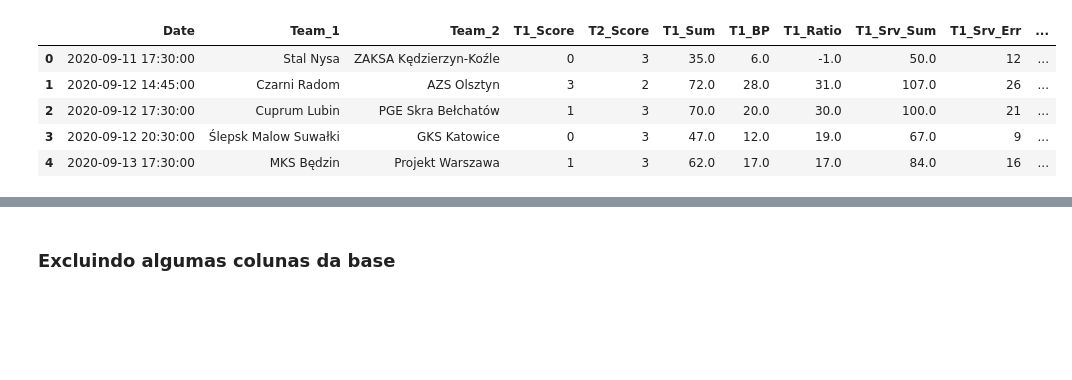
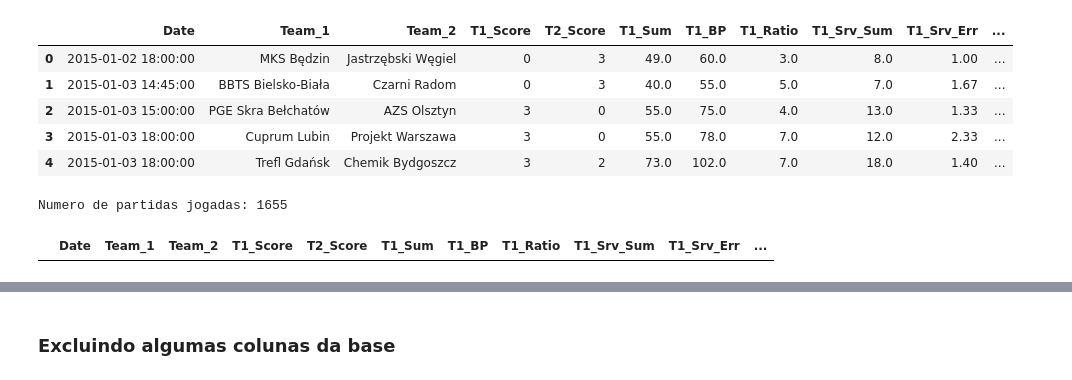
Before and after one commit to JMoniqueMelo/analise-estatisticas-volei, a Jupyter notebook: analise-pontos-bloqueio-volei.ipynb, the cells around one changed output, grey strips where cells are left out. Saved outputs shown, nothing was run; the diff lists cells and outputs as text; code cells hidden in the pictures; blank space fills up the shorter version.

```diff
--- a/analise-pontos-bloqueio-volei.ipynb
+++ b/analise-pontos-bloqueio-volei.ipynb
@@ -7,11 +10,15 @@ import matplotlib.pyplot as plt
 pd.set_option('display.max_columns', None)
 # %%
 # Importando a base
-df = pd.read_csv('Mens_VolleyballPlusLiga_2028_2023/Mens-Volleyball-PlusLiga-2008-2023.csv')
+df_base = pd.read_csv('Mens_VolleyballPlusLiga_2028_2023/Mens-Volleyball-PlusLiga-2008-2023.csv')
 
 # Convertendo para Data
-df['Date'] = pd.to_datetime(df['Date'], format='%d.%m.%Y, %H:%M', errors='coerce')
+df_base['Date'] = pd.to_datetime(df_base['Date'], format='%d.%m.%Y, %H:%M', errors='coerce')
 
-df.head()
+# Filtrando a base para ter dados a partir de 2015
+df_base = df_base.loc[df_base['Date'].dt.year >= 2015]
+
+
+df_base.sort_values('Date', ascending=True).head()
 # %% [output]
 |  | Date | Team_1 | Team_2 | T1_Score | T2_Score | T1_Sum | T1_BP | T1_Ratio | T1_Srv_Sum | T1_Srv_Err | ... |
@@ -25,0 +30,14 @@ df = df.loc[df['Date'].dt.year >= 2020]
+# %%
+# Tirando os % das colunas de percentual
+perc_cols = [
+    'T1_Srv_Eff', 'T1_Rec_Pos', 'T1_Rec_Perf', 'T1_Att_Kill_Perc',
+    'T1_Att_Eff', 'T1_Att_Sum', 'T2_Srv_Eff', 'T2_Rec_Pos', 'T2_Rec_Perf',
+    'T2_Att_Kill_Perc', 'T2_Att_Eff', 'T2_Att_Sum'
+]
+for col in perc_cols:
+    df_base[col] = pd.to_numeric(df_base[col].str.replace('%', ''))
+# %%
+# Ajustando virgulas por pontos nas colunas de float
+float_cols = ['T1_Srv_Err', 'T1_Blk_As', 'T2_Srv_Err', 'T2_Blk_As']
+for col in float_cols:
+    df_base[col] = pd.to_numeric(df_base[col].str.replace(',', '.'))
@@ -26,13 +64,23 @@ df = df.loc[df['Date'].dt.year >= 2020]
 # %%
 # Ordenando a base por Data e resetando os index
-df.sort_values('Date', ascending=True, inplace=True)
-df.reset_index(inplace=True, drop=True)
-
-df.head()
+df_base.sort_values('Date', ascending=True, inplace=True)
+df_base.reset_index(inplace=True, drop=True)
+df_base['Match_id'] = df_base.index
+df_base.head()
 # %% [output]
 |  | Date | Team_1 | Team_2 | T1_Score | T2_Score | T1_Sum | T1_BP | T1_Ratio | T1_Srv_Sum | T1_Srv_Err | ... |
-| 0 | 2020-09-11 17:30:00 | Stal Nysa | ZAKSA Kędzierzyn-Koźle | 0 | 3 | 35.0 | 6.0 | -1.0 | 50.0 | 12 | ... |
-| 1 | 2020-09-12 14:45:00 | Czarni Radom | AZS Olsztyn | 3 | 2 | 72.0 | 28.0 | 31.0 | 107.0 | 26 | ... |
-| 2 | 2020-09-12 17:30:00 | Cuprum Lubin | PGE Skra Bełchatów | 1 | 3 | 70.0 | 20.0 | 30.0 | 100.0 | 21 | ... |
-| 3 | 2020-09-12 20:30:00 | Ślepsk Malow Suwałki | GKS Katowice | 0 | 3 | 47.0 | 12.0 | 19.0 | 67.0 | 9 | ... |
-| 4 | 2020-09-13 17:30:00 | MKS Będzin | Projekt Warszawa | 1 | 3 | 62.0 | 17.0 | 17.0 | 84.0 | 16 | ... |
+| 0 | 2015-01-02 18:00:00 | MKS Będzin | Jastrzębski Węgiel | 0 | 3 | 49.0 | 60.0 | 3.0 | 8.0 | 1.00 | ... |
+| 1 | 2015-01-03 14:45:00 | BBTS Bielsko-Biała | Czarni Radom | 0 | 3 | 40.0 | 55.0 | 5.0 | 7.0 | 1.67 | ... |
+| 2 | 2015-01-03 15:00:00 | PGE Skra Bełchatów | AZS Olsztyn | 3 | 0 | 55.0 | 75.0 | 4.0 | 13.0 | 1.33 | ... |
+| 3 | 2015-01-03 18:00:00 | Cuprum Lubin | Projekt Warszawa | 3 | 0 | 55.0 | 78.0 | 7.0 | 12.0 | 2.33 | ... |
+| 4 | 2015-01-03 18:00:00 | Trefl Gdańsk | Chemik Bydgoszcz | 3 | 2 | 73.0 | 102.0 | 7.0 | 18.0 | 1.40 | ... |
+# %%
+print(f'Numero de partidas jogadas: {len(df_base)}')
+# %% [output]
+Numero de partidas jogadas: 1655
+# %%
+# Matches should have between 3 and 5 sets
+df_base['sets'] = df_base['T1_Score'] + df_base['T2_Score']
+df_base[(df_base['sets'] < 3) | (df_base['sets'] > 5)]
+# %% [output]
+|  | Date | Team_1 | Team_2 | T1_Score | T2_Score | T1_Sum | T1_BP | T1_Ratio | T1_Srv_Sum | T1_Srv_Err | ... |
```
Also changed, not shown: parts of 37 cells of this notebook.
